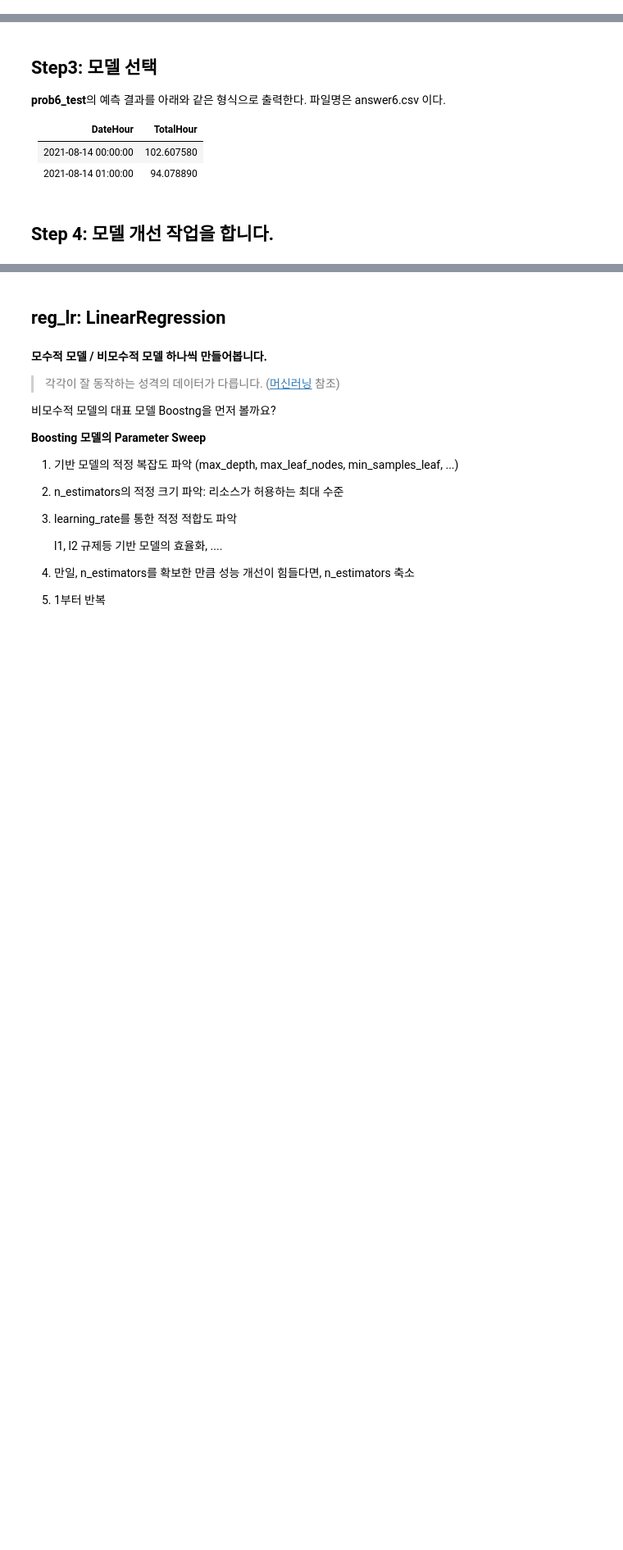
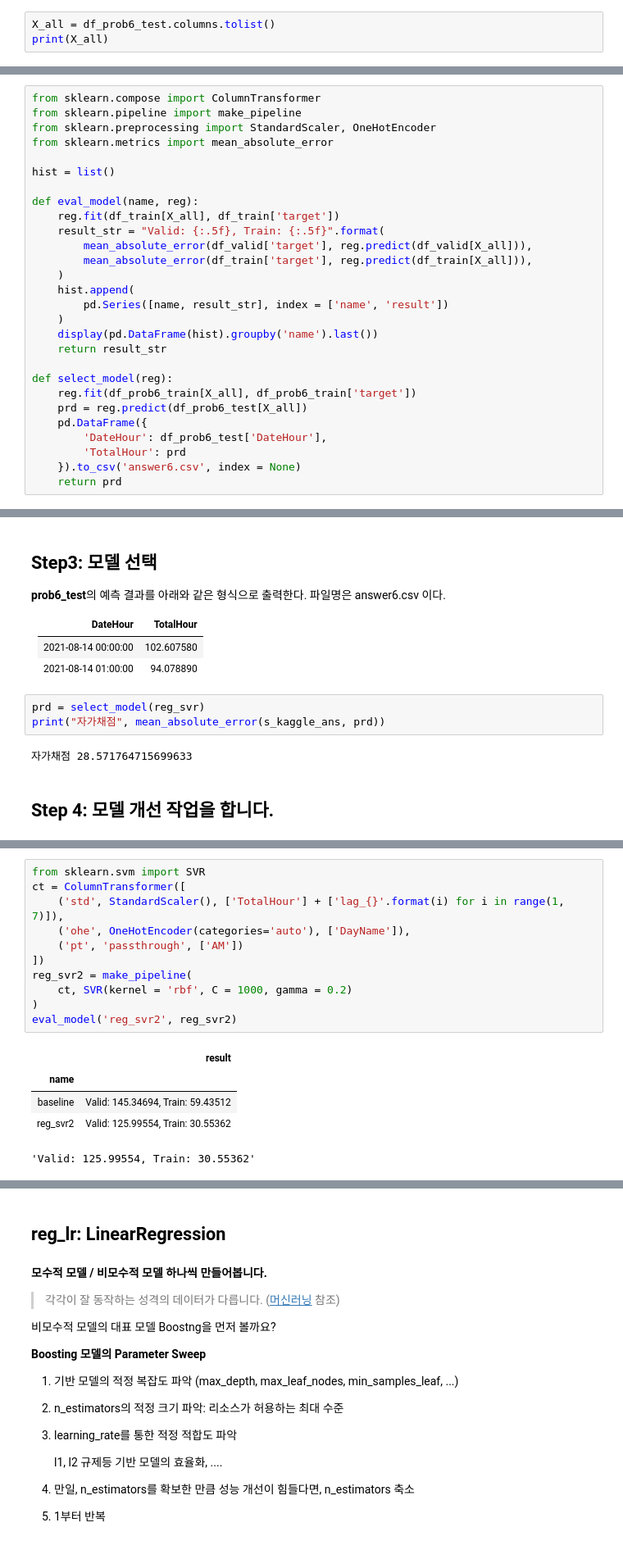
Before and after one commit to sunkusun9/DS_lv3_2609_2, a Jupyter notebook: sec_ds_lv3_prob3_kaggle.ipynb, the cells around one changed output, grey strips where cells are left out. Shown at 82% size. Cells and saved outputs as stored; diff of their text form; blank space fills up the shorter version.

Commit message:
Day1 Kaggle 문제 4, Parameter sweep 노트입니다.

```diff
--- a/sec_ds_lv3_prob3_kaggle.ipynb
+++ b/sec_ds_lv3_prob3_kaggle.ipynb
@@ -215,3 +215,6 @@ Name: DateHour, dtype: datetime64[ns]
 min   2021-07-14 00:00:00
 max   2021-08-13 23:00:00
 Name: DateHour, dtype: datetime64[ns]
+# %%
+X_all = df_prob6_test.columns.tolist()
+print(X_all)
@@ -218,3 +223,31 @@ Name: DateHour, dtype: datetime64[ns]
+# %%
+from sklearn.compose import ColumnTransformer
+from sklearn.pipeline import make_pipeline
+from sklearn.preprocessing import StandardScaler, OneHotEncoder
+from sklearn.metrics import mean_absolute_error
+
+hist = list()
+
+def eval_model(name, reg):
+    reg.fit(df_train[X_all], df_train['target'])
+    result_str = "Valid: {:.5f}, Train: {:.5f}".format(
+        mean_absolute_error(df_valid['target'], reg.predict(df_valid[X_all])),
+        mean_absolute_error(df_train['target'], reg.predict(df_train[X_all])),
+    )
+    hist.append(
+        pd.Series([name, result_str], index = ['name', 'result'])
+    )
+    display(pd.DataFrame(hist).groupby('name').last())
+    return result_str
+
+def select_model(reg):
+    reg.fit(df_prob6_train[X_all], df_prob6_train['target'])
+    prd = reg.predict(df_prob6_test[X_all])
+    pd.DataFrame({
+        'DateHour': df_prob6_test['DateHour'],
+        'TotalHour': prd
+    }).to_csv('answer6.csv', index = None)
+    return prd
 # %% [markdown]
 ## Step2: Baseline Model 모델을 만듭니다.
 
@@ -238,6 +322,11 @@ Name: DateHour, dtype: datetime64[ns]
 |--------|---------|
 |2021-08-14 00:00:00|102.607580|
 |2021-08-14 01:00:00|94.078890|
+# %%
+prd = select_model(reg_svr)
+print("자가채점", mean_absolute_error(s_kaggle_ans, prd))
+# %% [output]
+자가채점 28.571764715699633
 # %% [markdown]
 ## Step 4:  모델 개선 작업을 합니다.
 # %% [markdown]
@@ -247,3 +336,20 @@ Name: DateHour, dtype: datetime64[ns]
 
 
 ![image.png](embedded-picture-1)
+# %%
+from sklearn.svm import SVR
+ct = ColumnTransformer([
+    ('std', StandardScaler(), ['TotalHour'] + ['lag_{}'.format(i) for i in range(1, 7)]),
+    ('ohe', OneHotEncoder(categories='auto'), ['DayName']),
+    ('pt', 'passthrough', ['AM'])
+])
+reg_svr2 = make_pipeline(
+    ct, SVR(kernel = 'rbf', C = 1000, gamma = 0.2)
+)
+eval_model('reg_svr2', reg_svr2)
+# %% [output]
+|  | result |
+| name |  |
+| baseline | Valid: 145.34694, Train: 59.43512 |
+| reg_svr2 | Valid: 125.99554, Train: 30.55362 |
+'Valid: 125.99554, Train: 30.55362'
```
Also changed, not shown: parts of 4 cells of this notebook.
